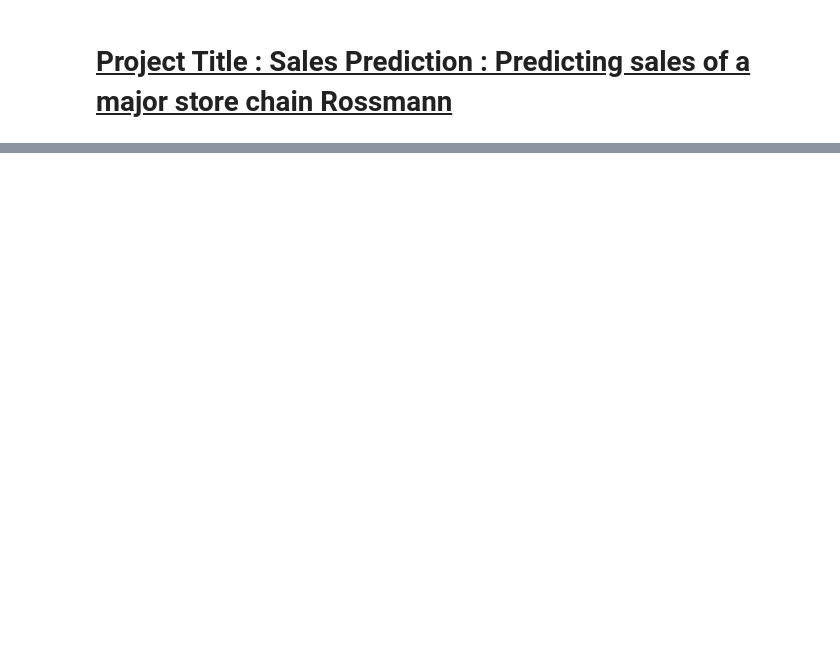
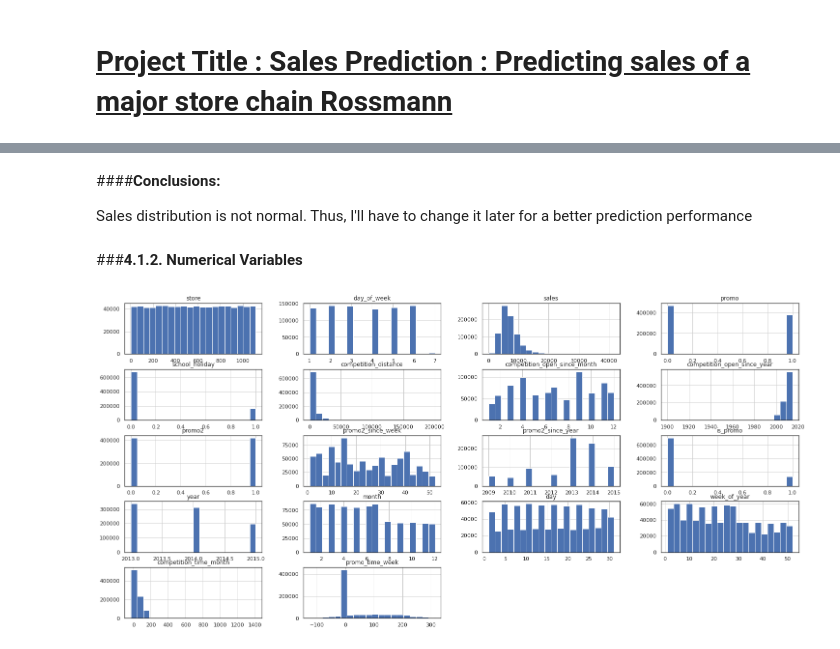
Before and after one commit to sushmitamuz002/Rossmann_Sales_Prediction_Capstone_Project-ML_Regression-, a Jupyter notebook: Rossmann_Sales_Prediction_Capstone_Project_(ML_Regression).ipynb, the cells around one changed output, grey strips where cells are left out. Drawn from its saved outputs; the diff is of its cells as text; code cells hidden in the pictures; blank space fills up the shorter version.

Commit message:
Total performance _ Machine learning performance_

```diff
--- a/Rossmann_Sales_Prediction_Capstone_Project_(ML_Regression).ipynb
+++ b/Rossmann_Sales_Prediction_Capstone_Project_(ML_Regression).ipynb
@@ -592,0 +13,4 @@ df3 = df3.drop( cols_drop, axis = 1 )
+# %%
+# dividing data in numerical and categorical
+num_attributes = df4.select_dtypes( include = ['int32', 'int64', 'float64'] )
+cat_attributes = df4.select_dtypes( exclude = ['int32', 'int64', 'float64', 'datetime64[ns]'] )
@@ -592,0 +50,10 @@ df3 = df3.drop( cols_drop, axis = 1 )
+# %% [markdown]
+####**Conclusions:**
+
+Sales distribution is not normal. Thus, I'll have to change it later for a better prediction performance
+# %% [markdown]
+###**4.1.2. Numerical Variables**
+# %%
+num_attributes.hist( bins = 20 );
+# %% [output]
+[figure, added]
```
Also changed, not shown: parts of 170 cells of this notebook.
